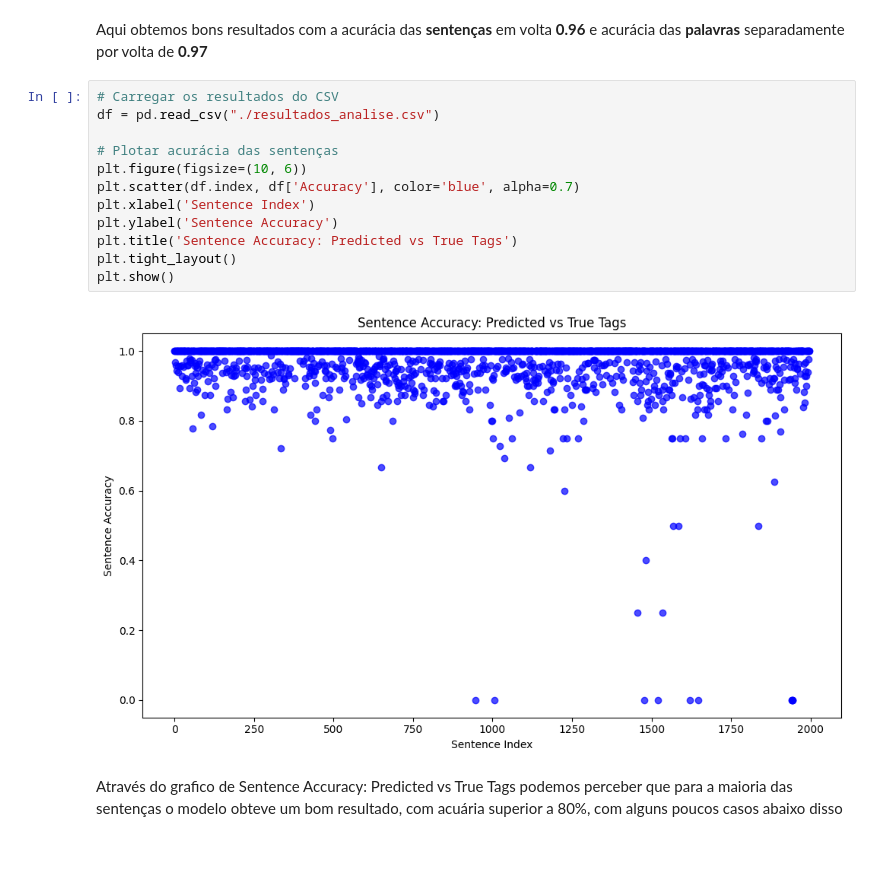
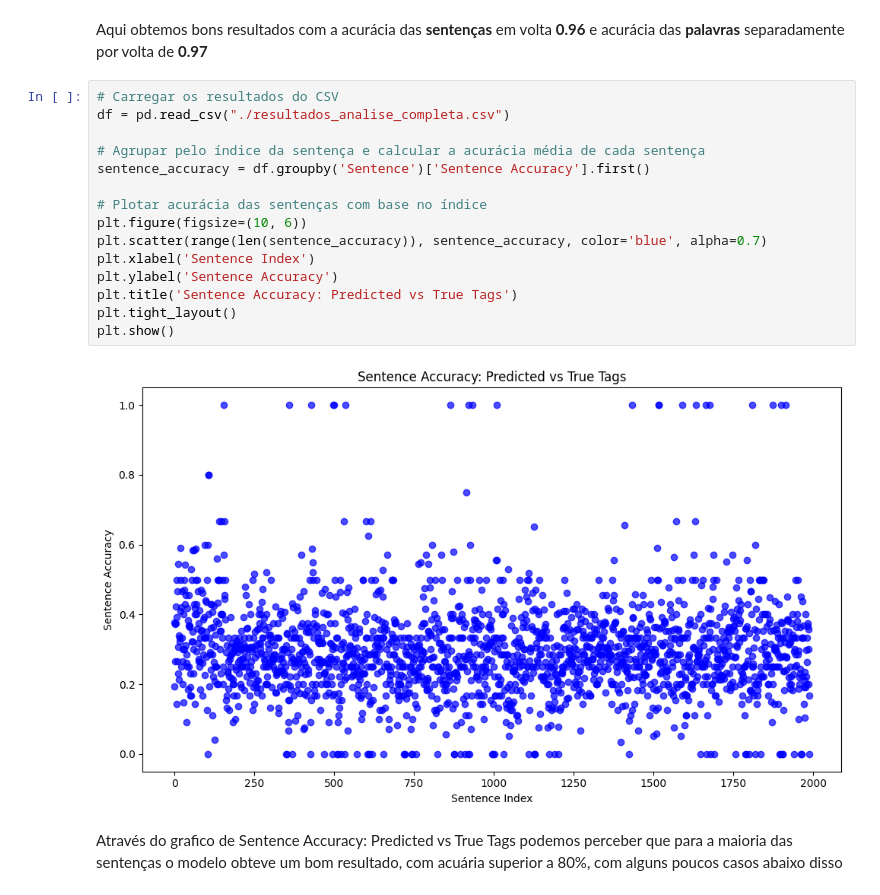
Before and after one commit to thaisfds/NLP_Natural_Language_Processing_Projects, a Jupyter notebook: TP2/main.ipynb, the cells around one changed output. Drawn from its saved outputs; the diff is of its cells as text; blank space fills up the shorter version.

```diff
--- a/TP2/main.ipynb
+++ b/TP2/main.ipynb
@@ -392,18 +408,21 @@ Análise salva em: ./resultados_analise_completa.csv
 Aqui obtemos bons resultados com a acurácia das **sentenças** em volta **0.96** e acurácia das **palavras** separadamente por volta de **0.97**
 # %%
 # Carregar os resultados do CSV
-df = pd.read_csv("./resultados_analise.csv")
+df = pd.read_csv("./resultados_analise_completa.csv")
 
-# Plotar acurácia das sentenças
+# Agrupar pelo índice da sentença e calcular a acurácia média de cada sentença
+sentence_accuracy = df.groupby('Sentence')['Sentence Accuracy'].first()
+
+# Plotar acurácia das sentenças com base no índice
 plt.figure(figsize=(10, 6))
-plt.scatter(df.index, df['Accuracy'], color='blue', alpha=0.7)
+plt.scatter(range(len(sentence_accuracy)), sentence_accuracy, color='blue', alpha=0.7)
 plt.xlabel('Sentence Index')
 plt.ylabel('Sentence Accuracy')
 plt.title('Sentence Accuracy: Predicted vs True Tags')
 plt.tight_layout()
 plt.show()
 # %% [output]
-[figure, old version]
+[figure, new version]
 # %% [markdown]
 Através do grafico de Sentence Accuracy: Predicted vs True Tags podemos perceber que para a maioria das sentenças o modelo obteve um bom resultado, com acuária superior a 80%, com alguns poucos casos abaixo disso
 # %%
```
Also changed, not shown: parts of 7 cells of this notebook.
